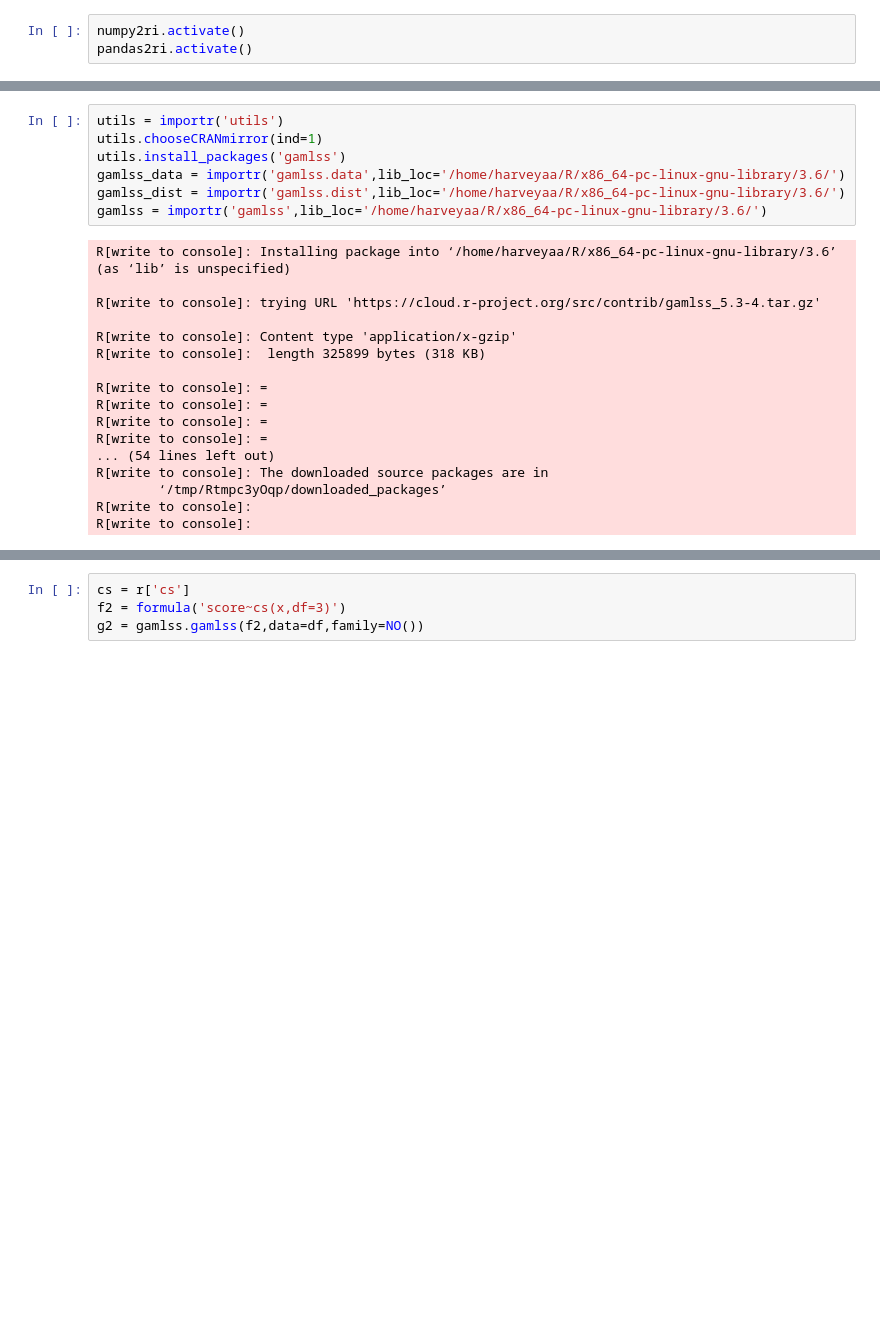
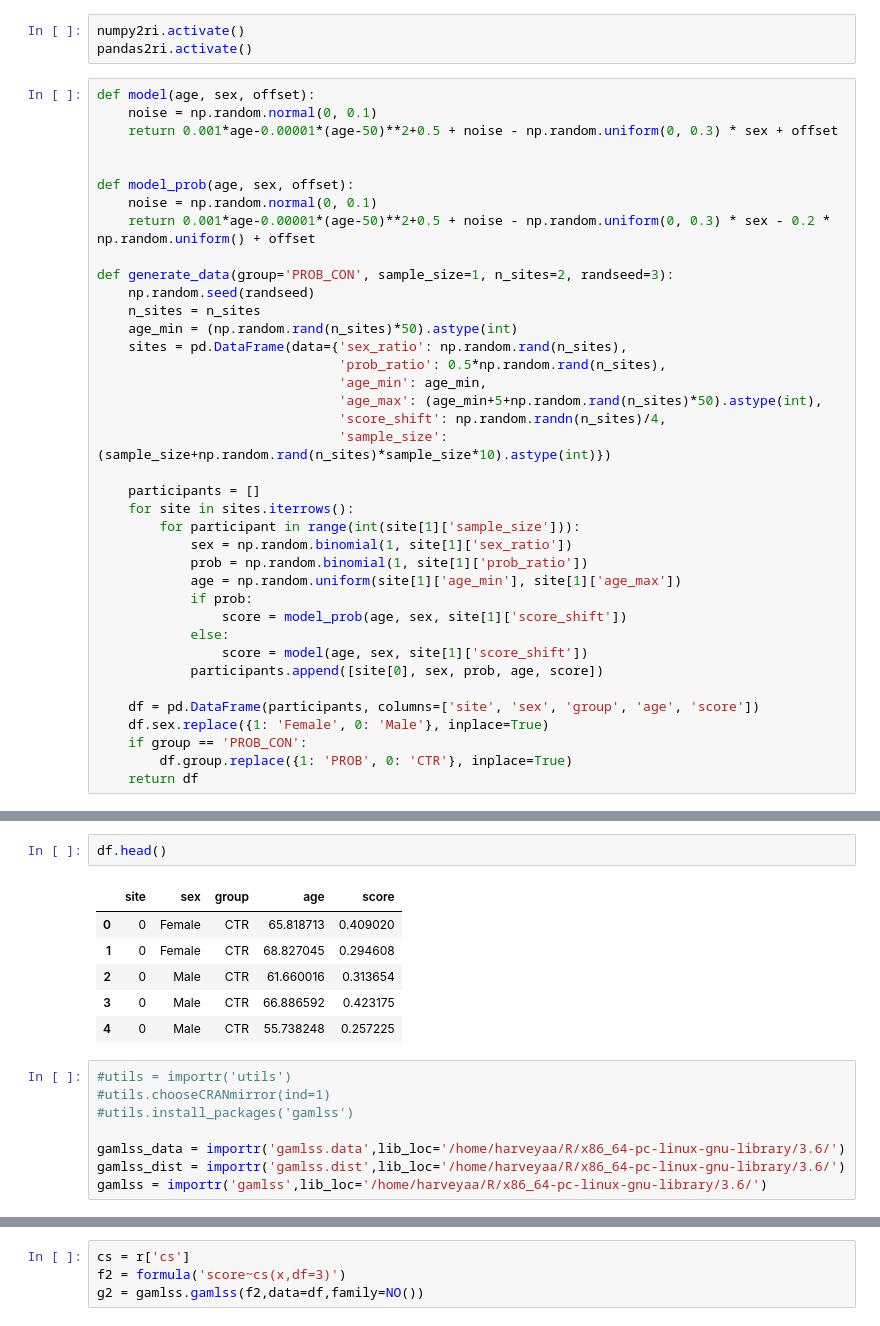
Before and after one commit to ppsp-team/PyNM, a Jupyter notebook: tutorials/r_test.ipynb, the cells around one changed output, grey strips where cells are left out. Drawn from its saved outputs; the diff is of its cells as text; blank space fills up the shorter version.

```diff
--- a/tutorials/r_test.ipynb
+++ b/tutorials/r_test.ipynb
@@ -12,3 +15,41 @@ import pandas as pd
 # %%
 numpy2ri.activate()
 pandas2ri.activate()
+# %%
+def model(age, sex, offset):
+    noise = np.random.normal(0, 0.1)
+    return 0.001*age-0.00001*(age-50)**2+0.5 + noise - np.random.uniform(0, 0.3) * sex + offset
+
+
+def model_prob(age, sex, offset):
+    noise = np.random.normal(0, 0.1)
+    return 0.001*age-0.00001*(age-50)**2+0.5 + noise - np.random.uniform(0, 0.3) * sex - 0.2 * np.random.uniform() + offset
+
+def generate_data(group='PROB_CON', sample_size=1, n_sites=2, randseed=3):
+    np.random.seed(randseed)
+    n_sites = n_sites
+    age_min = (np.random.rand(n_sites)*50).astype(int)
+    sites = pd.DataFrame(data={'sex_ratio': np.random.rand(n_sites),
+                               'prob_ratio': 0.5*np.random.rand(n_sites),
+                               'age_min': age_min,
+                               'age_max': (age_min+5+np.random.rand(n_sites)*50).astype(int),
+                               'score_shift': np.random.randn(n_sites)/4,
+                               'sample_size': (sample_size+np.random.rand(n_sites)*sample_size*10).astype(int)})
+
+    participants = []
+    for site in sites.iterrows():
+        for participant in range(int(site[1]['sample_size'])):
+            sex = np.random.binomial(1, site[1]['sex_ratio'])
+            prob = np.random.binomial(1, site[1]['prob_ratio'])
+            age = np.random.uniform(site[1]['age_min'], site[1]['age_max'])
+            if prob:
+                score = model_prob(age, sex, site[1]['score_shift'])
+            else:
+                score = model(age, sex, site[1]['score_shift'])
+            participants.append([site[0], sex, prob, age, score])
+
+    df = pd.DataFrame(participants, columns=['site', 'sex', 'group', 'age', 'score'])
+    df.sex.replace({1: 'Female', 0: 'Male'}, inplace=True)
+    if group == 'PROB_CON':
+        df.group.replace({1: 'PROB', 0: 'CTR'}, inplace=True)
+    return df
@@ -15,25 +74,17 @@ pandas2ri.activate()
+# %%
+df.head()
+# %% [output]
+|  | site | sex | group | age | score |
+| 0 | 0 | Female | CTR | 65.818713 | 0.409020 |
+| 1 | 0 | Female | CTR | 68.827045 | 0.294608 |
+| 2 | 0 | Male | CTR | 61.660016 | 0.313654 |
+| 3 | 0 | Male | CTR | 66.886592 | 0.423175 |
+| 4 | 0 | Male | CTR | 55.738248 | 0.257225 |
 # %%
-utils = importr('utils')
-utils.chooseCRANmirror(ind=1)
-utils.install_packages('gamlss')
+#utils = importr('utils')
+#utils.chooseCRANmirror(ind=1)
+#utils.install_packages('gamlss')
+
 gamlss_data = importr('gamlss.data',lib_loc='/home/harveyaa/R/x86_64-pc-linux-gnu-library/3.6/')
 gamlss_dist = importr('gamlss.dist',lib_loc='/home/harveyaa/R/x86_64-pc-linux-gnu-library/3.6/')
 gamlss = importr('gamlss',lib_loc='/home/harveyaa/R/x86_64-pc-linux-gnu-library/3.6/')
-# %% [output]
-R[write to console]: Installing package into ‘/home/harveyaa/R/x86_64-pc-linux-gnu-library/3.6’
-(as ‘lib’ is unspecified)
-
-R[write to console]: trying URL 'https://cloud.r-project.org/src/contrib/gamlss_5.3-4.tar.gz'
-
-R[write to console]: Content type 'application/x-gzip'
-R[write to console]:  length 325899 bytes (318 KB)
-
-R[write to console]: =
-R[write to console]: =
-R[write to console]: =
-R[write to console]: =
-... (54 lines left out)
-R[write to console]: The downloaded source packages are in
-        ‘/tmp/Rtmpc3yOqp/downloaded_packages’
-R[write to console]:
-R[write to console]:
```
Also changed, not shown: parts of 20 cells of this notebook, 2 other files.
